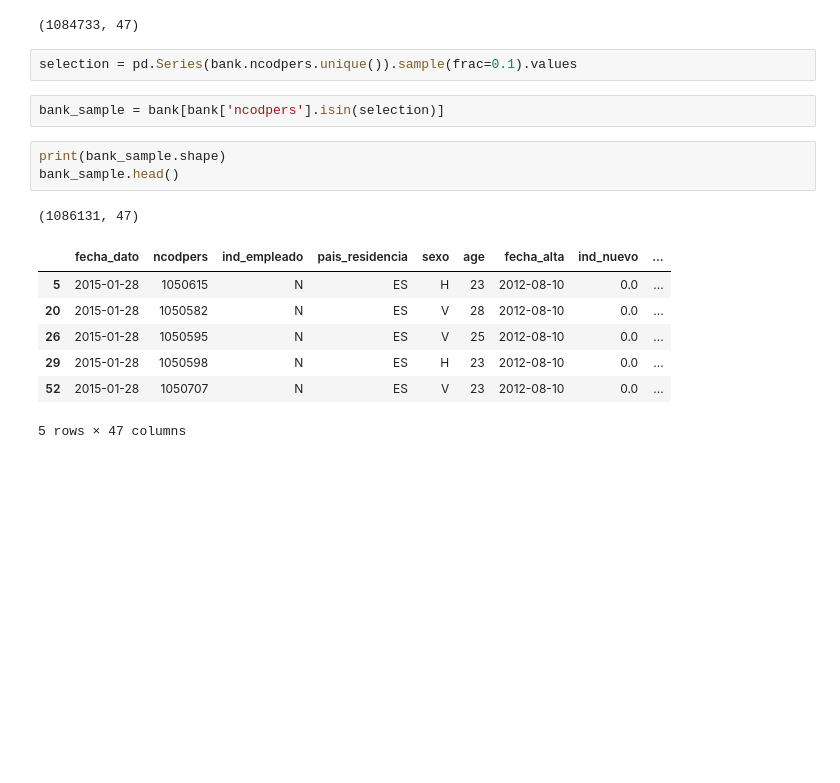
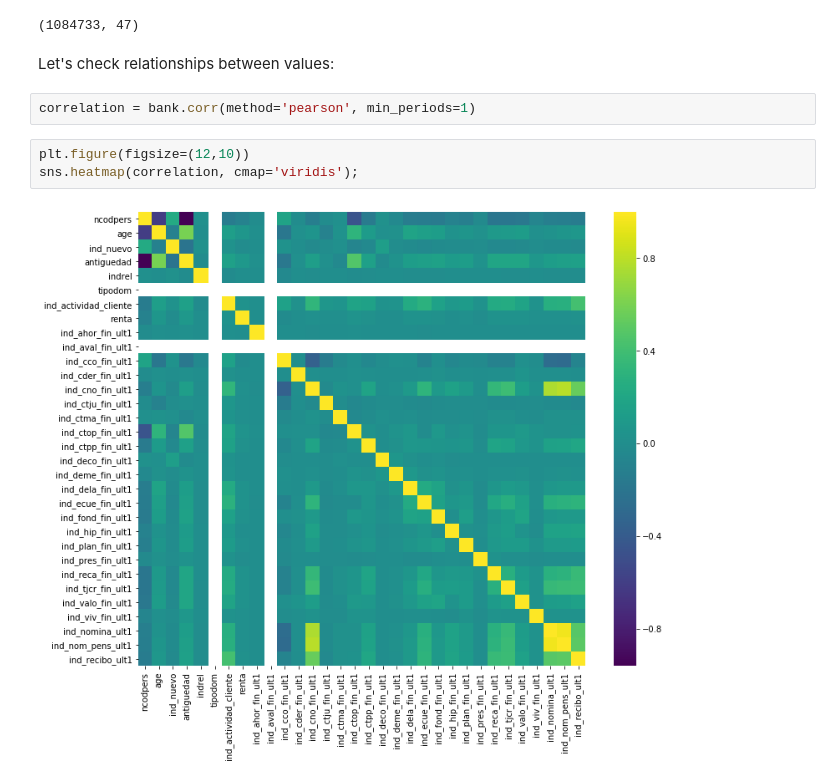
Before and after one commit to Alfonso-AML/Ironhack_final_project, a Jupyter notebook: Data processing.ipynb, the cells around one changed output. Saved outputs shown, nothing was run; the diff lists cells and outputs as text; blank space fills up the shorter version.

```diff
--- a/Data processing.ipynb
+++ b/Data processing.ipynb
@@ -106,19 +108,12 @@ memory usage: 99.3 MB
 bank.shape
 # %% [output]
 (1084733, 47)
-# %%
-selection = pd.Series(bank.ncodpers.unique()).sample(frac=0.1).values
-# %%
-bank_sample = bank[bank['ncodpers'].isin(selection)]
-# %%
-print(bank_sample.shape)
-bank_sample.head()
-# %% [output]
-(1086131, 47)
-|  | fecha_dato | ncodpers | ind_empleado | pais_residencia | sexo | age | fecha_alta | ind_nuevo | ... |
-| 5 | 2015-01-28 | 1050615 | N | ES | H | 23 | 2012-08-10 | 0.0 | ... |
-| 20 | 2015-01-28 | 1050582 | N | ES | V | 28 | 2012-08-10 | 0.0 | ... |
-| 26 | 2015-01-28 | 1050595 | N | ES | V | 25 | 2012-08-10 | 0.0 | ... |
-| 29 | 2015-01-28 | 1050598 | N | ES | H | 23 | 2012-08-10 | 0.0 | ... |
-| 52 | 2015-01-28 | 1050707 | N | ES | V | 23 | 2012-08-10 | 0.0 | ... |
-5 rows × 47 columns
+# %% [markdown]
+Let's check relationships between values:
+# %%
+correlation = bank.corr(method='pearson', min_periods=1)
+# %%
+plt.figure(figsize=(12,10))
+sns.heatmap(correlation, cmap='viridis');
+# %% [output]
+[figure, added]
```
Also changed, not shown: parts of 5 cells of this notebook, 2 other files.
